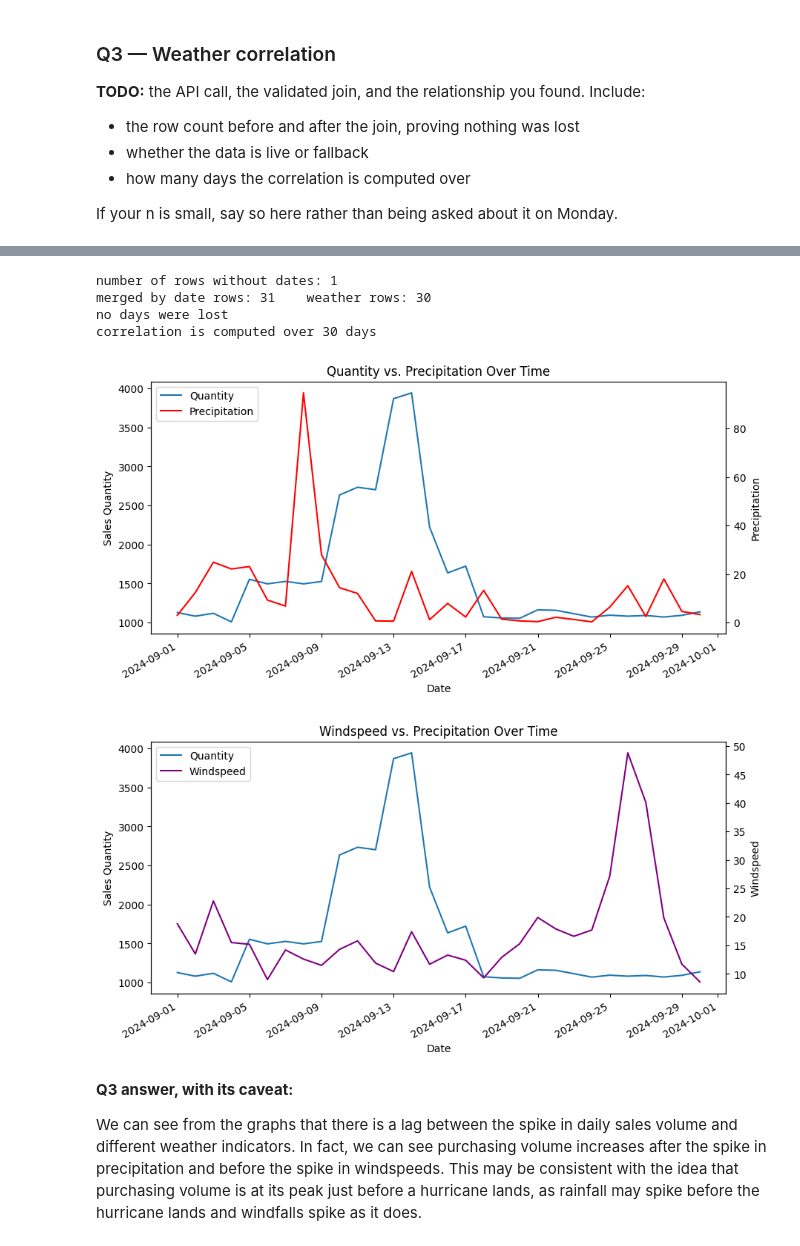
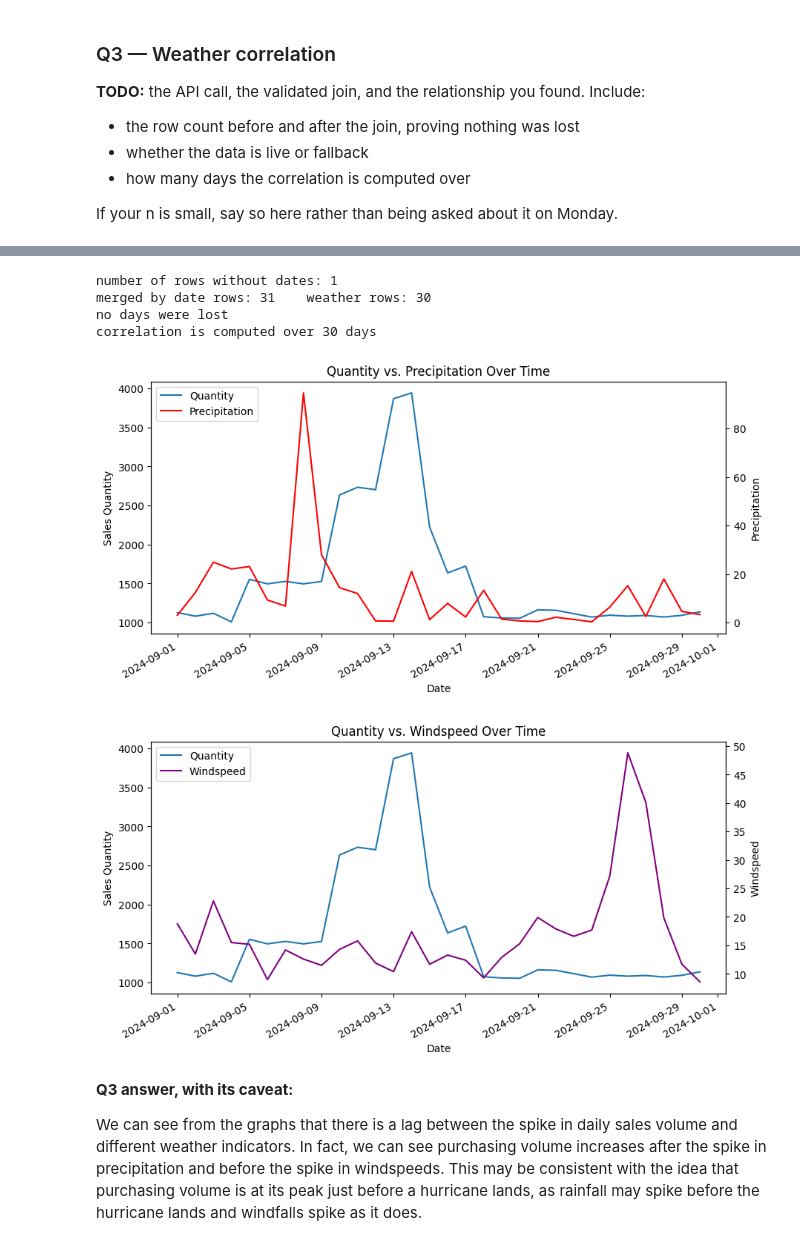
Before and after one commit to maliaheupel/walmart, a Jupyter notebook: notebooks/scratch/2026_11_01_—_finishing_q3_(copy_and_paste_q3_part_into_the_final_notebook).ipynb, the cells around one changed output, grey strips where cells are left out. Cells and saved outputs as stored; diff of their text form; code cells hidden in the pictures.

```diff
--- a/notebooks/scratch/2026_11_01_—_finishing_q3_(copy_and_paste_q3_part_into_the_final_notebook).ipynb
+++ b/notebooks/scratch/2026_11_01_—_finishing_q3_(copy_and_paste_q3_part_into_the_final_notebook).ipynb
@@ -542,35 +542,35 @@ plt.title('Quantity vs. Precipitation Over Time')
 ax1.legend([ax1.lines[0], ax2.lines[0]],['Quantity', 'Precipitation'],loc='upper left')
 fig.autofmt_xdate()
 plt.show()
 
 #plotting correlation for windspeed_10m_max
 fig, ax1 = plt.subplots(figsize=(10, 5))
 ax1.plot(merged_by_date['date'], merged_by_date['quantity'],label="Quantity")
 ax1.set_xlabel('Date')
 ax1.set_ylabel('Sales Quantity')
 ax2 = ax1.twinx()
 ax2.plot(merged_by_date['date'], merged_by_date['windspeed_10m_max'], color='purple', label='Windspeed')
 ax2.set_ylabel('Windspeed')
-plt.title('Windspeed vs. Precipitation Over Time')
+plt.title('Quantity vs. Windspeed Over Time')
 ax1.legend([ax1.lines[0], ax2.lines[0]],['Quantity', 'Windspeed'],loc='upper left')
 fig.autofmt_xdate()
 plt.show()
 
 #no column for barometric pressure?
 #plots omit the row without a date
 # %% [output]
 |  | date | quantity | transaction_id | store_id | timestamp | sku | product_name | category | unit_price | ... |
 | 0 | 2024-09-01 | 1128 | [TXN000092, TXN000139, TXN000266,... | [FL-105, FL-330, FL-156, FL-501, ... | [2024-09-01 19:28:56, 2024-09-01 ... | [DIAPERS-3, TP-12, BREAD-WH, WTR-... | [DIAPERS SZ 3, TOILET PAPER 12PK,... | [Baby Products, Household Essenti... | [24.52, 9.63, 2.49, 4.74, 6.28, 3... | ... |
 | 1 | 2024-09-02 | 1082 | [TXN000873, TXN000751, TXN000613,... | [FL-156, FL-412, FL-239, FL-156, ... | [2024-09-02 19:23:05, 2024-09-02 ... | [PTOWEL-6, LTBEER24, PLAYCARD-STD... | [PAPER TOWELS 6PK, Light Beer (24... | [Household Essentials, Alcoholic ... | [7.93, 19.08, 4.83, 5.71, 7.82, 3... | ... |
 | 2 | 2024-09-03 | 1119 | [TXN001201, TXN001699, TXN001762,... | [FL-239, FL-445, FL-710, FL-302, ... | [2024-09-03 20:32:07, 2024-09-03 ... | [BATT_AA_4PK, TARP-HD, LTBEER24, ... | [AA Batteries 4-Pack, TARP - HEAV... | [Emergency Supplies, Emergency Su... | [6.39, 19.53, 18.6, 25.48, 3.44, ... | ... |
 | 3 | 2024-09-04 | 1009 | [TXN002037, TXN002249, TXN002320,... | [FL-287, FL-445, FL-302, FL-501, ... | [2024-09-04 16:12:05, 2024-09-04 ... | [TARP-HD, FLASH-01, TP-12, DIAPER... | [Heavy Duty Tarp, FLASHLIGHT LED,... | [Emergency Supplies, Emergency Su... | [20.14, 13.03, 9.57, 25.45, 29.31... | ... |
 | 4 | 2024-09-05 | 1554 | [TXN003219, TXN002992, TXN003187,... | [FL-710, FL-619, FL-710, FL-330, ... | [2024-09-05 11:18:04, 2024-09-05 ... | [TARP-HD, TP-12, CNDL-EM, FAID-01... | [Heavy Duty Tarp, TP 12 Pack, CAN... | [Emergency Supplies, Household Es... | [20.37, 9.77, 5.84, 15.23, 19.65,... | ... |
 number of rows without dates: 1
 merged by date rows: 31    weather rows: 30
 no days were lost
 correlation is computed over 30 days
 [figure]
-[figure, old version]
+[figure, new version]
 # %% [markdown]
 **Q3 answer, with its caveat:**
 
```
